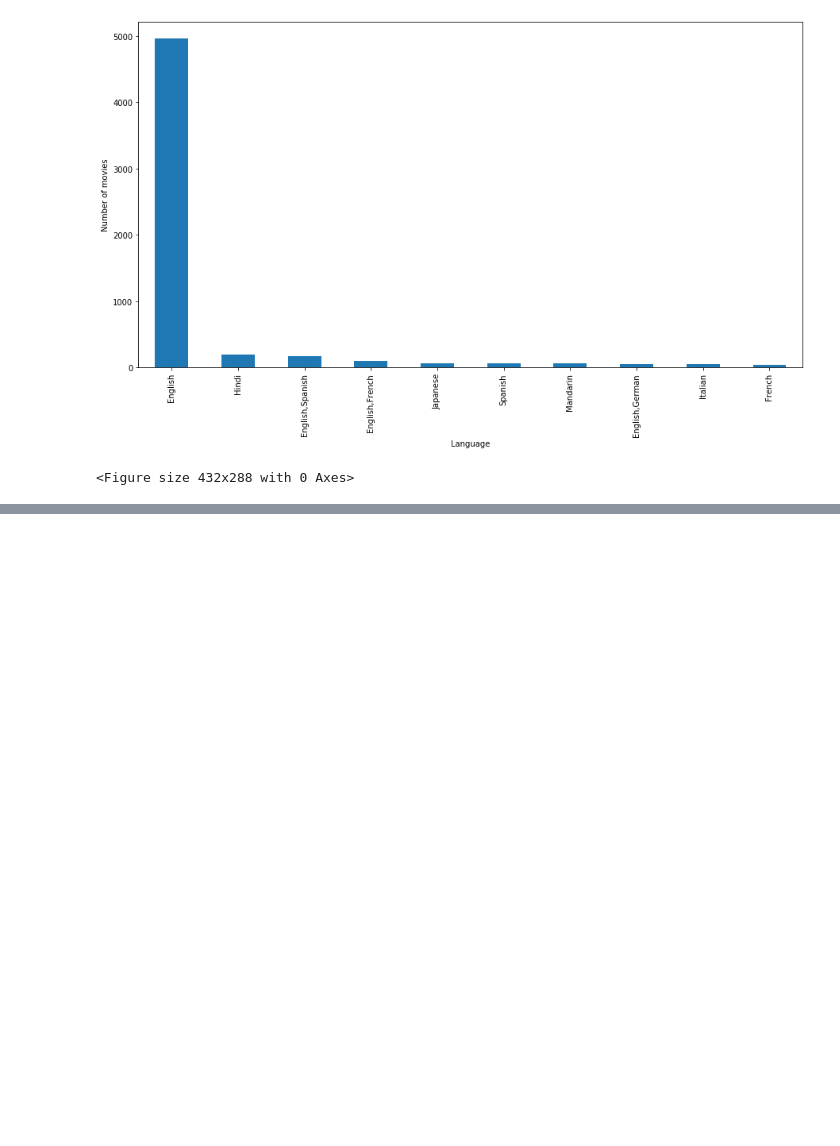
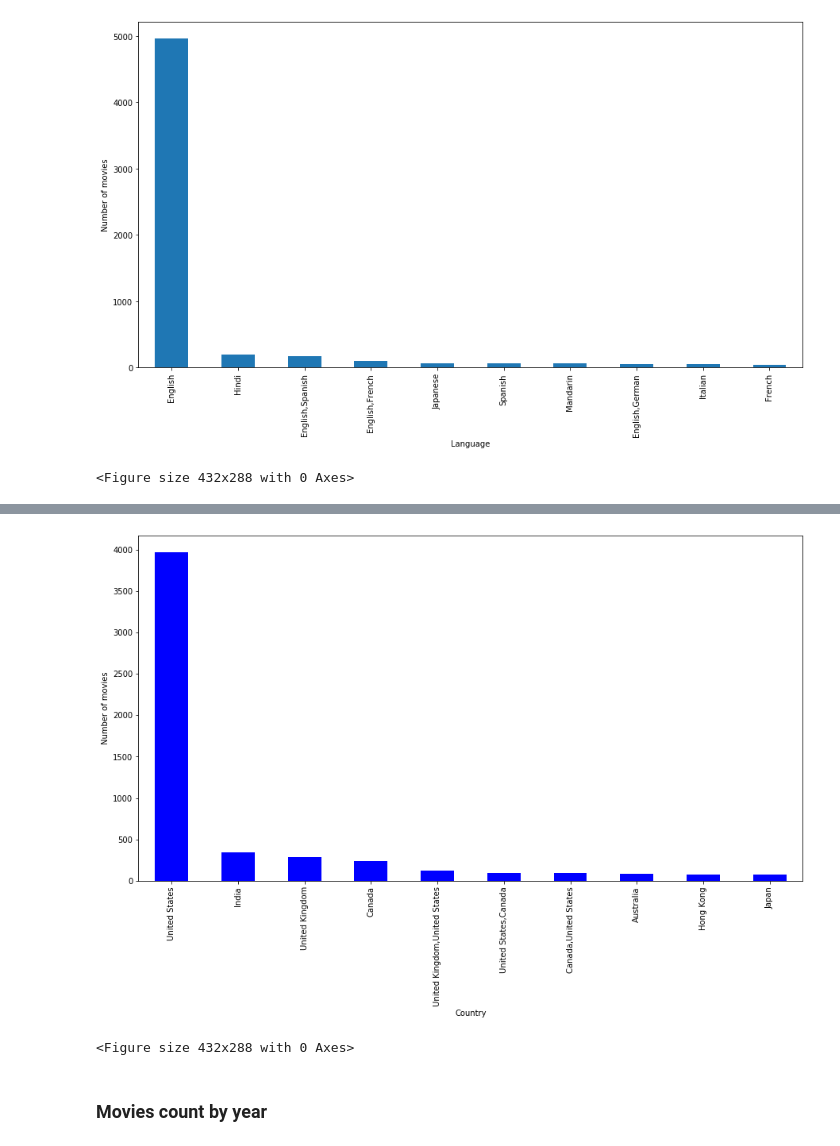
Before and after one commit to ruddysimon/Movies_platfrom_analysis, a Jupyter notebook: Movies_analysis/Movies_streaming.ipynb, the cells around one changed output, grey strips where cells are left out. Drawn from its saved outputs; the diff is of its cells as text; code cells hidden in the pictures; blank space fills up the shorter version.

Commit message:
some bar plots add

```diff
--- a/Movies_analysis/Movies_streaming.ipynb
+++ b/Movies_analysis/Movies_streaming.ipynb
@@ -280,0 +283,2 @@ plt.tight_layout()
+# %%
+count_movies_country = cleand_file.groupby('Country').count()['ID'].sort_values(ascending= False).head(10)
@@ -280,0 +300,17 @@ plt.tight_layout()
+# %%
+fig, ax = plt.subplots(figsize=(15, 8))
+# Create a bar chart based off of the group series from before
+count_chart = count_movies_country.plot(kind='bar', color = 'Blue')
+
+# Set the xlabel and ylabel using class methods
+count_chart.set_xlabel("Country")
+count_chart.set_ylabel("Number of movies")
+
+
+plt.show()
+plt.tight_layout()
+# %% [output]
+[figure, added]
+<Figure size 432x288 with 0 Axes>
+# %% [markdown]
+### Movies count by year
```
Also changed, not shown: parts of 6 cells of this notebook.
